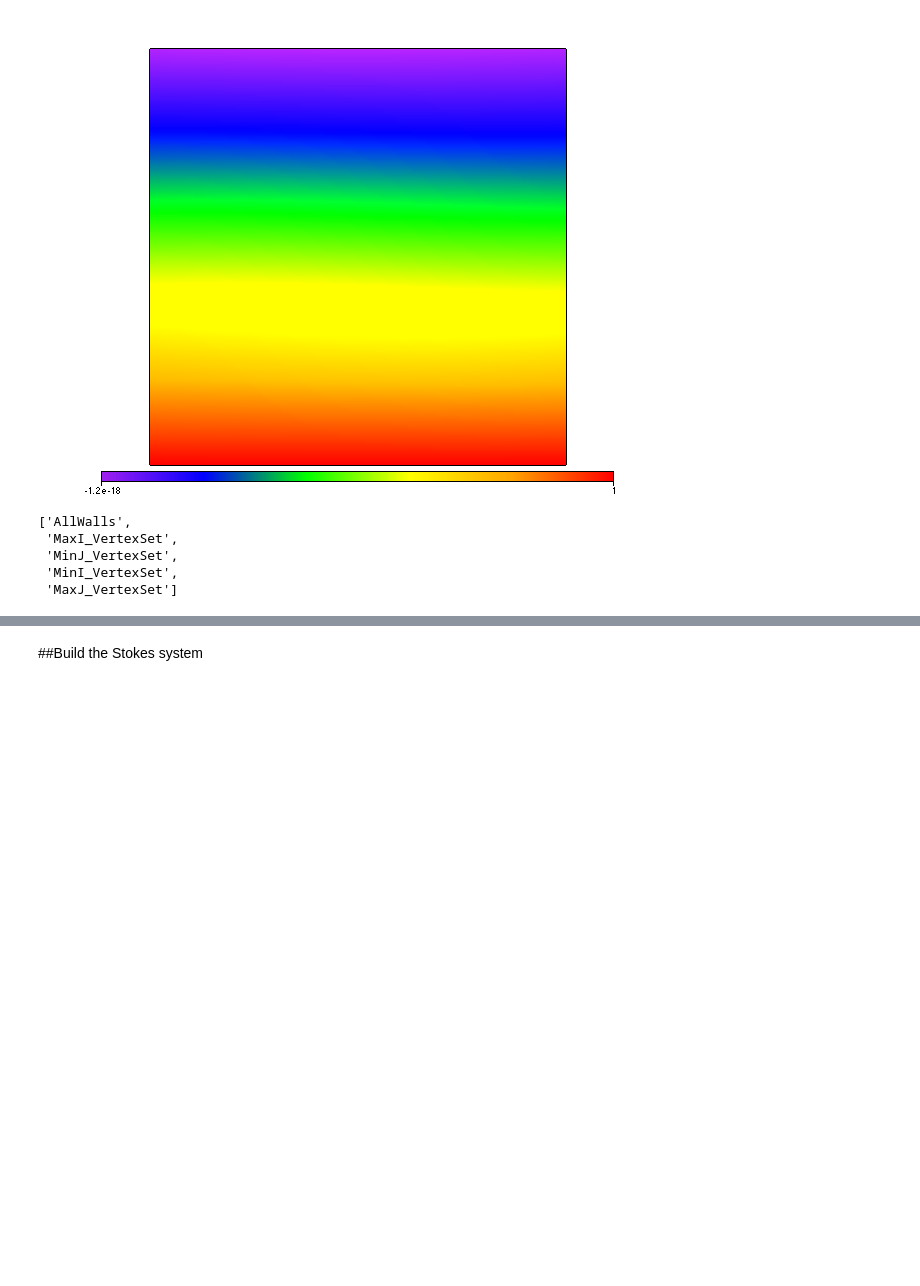
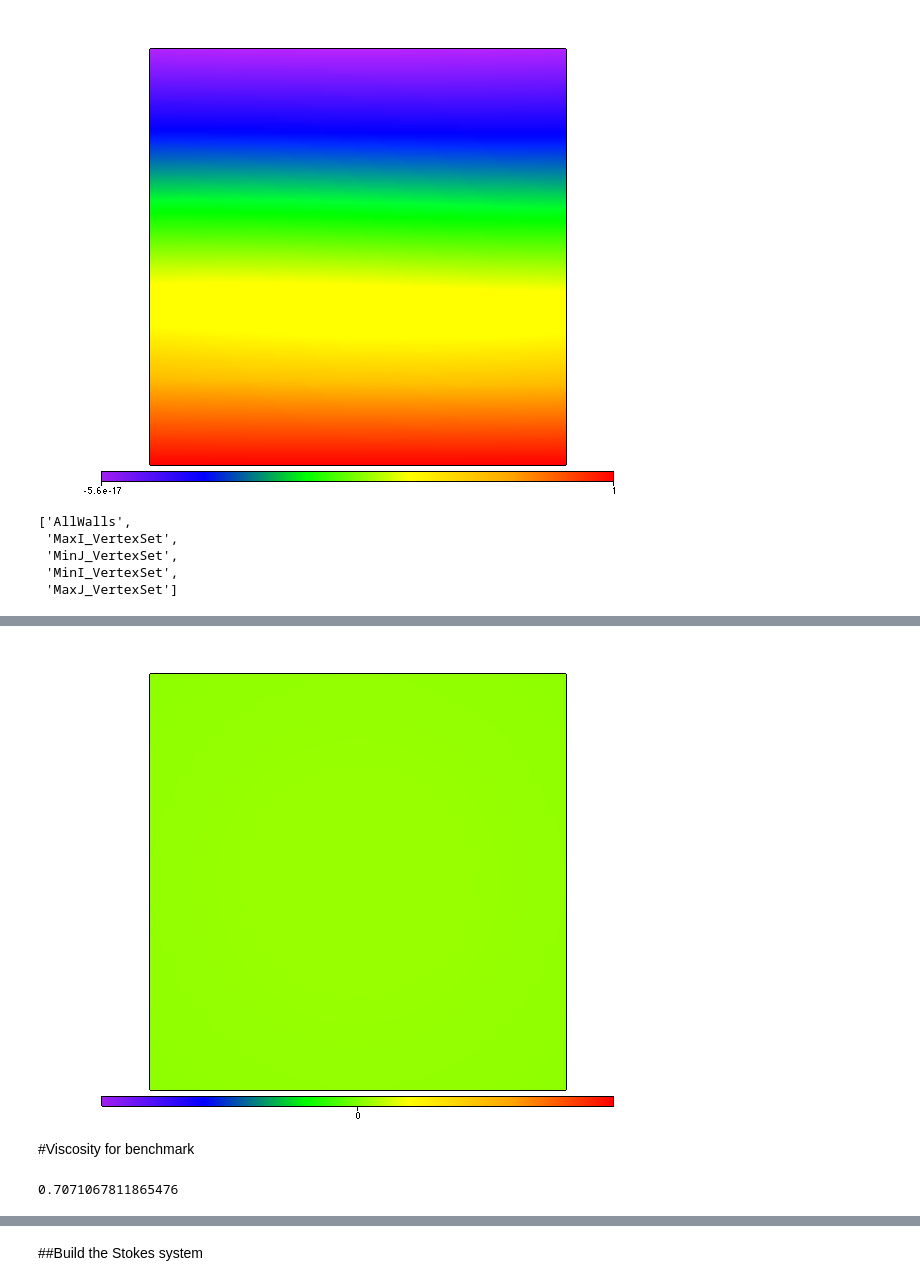
Before and after one commit to dansand/uw-bits, a Jupyter notebook: Tosi-etal.ipynb, the cells around one changed output, grey strips where cells are left out. Drawn from its saved outputs; the diff is of its cells as text; code cells hidden in the pictures; blank space fills up the shorter version.

Commit message:
more work on tosi benchmark

```diff
--- a/Tosi-etal.ipynb
+++ b/Tosi-etal.ipynb
@@ -188,16 +188,35 @@ XDIV, ZDIV = 40, 40 # number of horizontal and vertical divisions
 C_CFL = 0.5      # Courant number
 #dt = Constant(1e-10)# initial value of time step
 # %%
+#import random
 #first define the velocity file at timestep k - 1, and its second invariant:
 
 # create global copy of vel field
 velocityFieldCopy = uw.fevariable.FeVariable( feMesh=linearMesh, nodeDofCount=dim )
-#velocityFieldCopy.numpyArray[:] = velocityField.numpyArray[:]
+velocityFieldCopy.numpyArray[:] = velocityField.numpyArray[:]
+
+
+#for index, coord in enumerate(velocityFieldCopy.numpyArray):
+#    velocityFieldCopy.numpyArray[index] = random.random()*0.1
+
 
 secinvCopy = fn.tensor.second_invariant(
                     fn.tensor.get_symmetric_part(
-                        velocityFieldCopy.gradientFn ))
+                        velocityField.gradientFn ))
 
 #create time step iterator, for now we'll hardwire this into the viscosity function
 
-step = 0
+step = 1
+# %%
+# lets take a look at the eta function
+figEta = plt.Figure()
+figEta.Surface(secinvCopy, linearMesh)
+figEta.show()
+# %% [output]
+[figure, added]
+# %% [markdown]
+#Viscosity for benchmark
+# %%
+math.sqrt(0.5)
+# %% [output]
+0.7071067811865476
```
Also changed, not shown: parts of 19 cells of this notebook, 3 other files.
